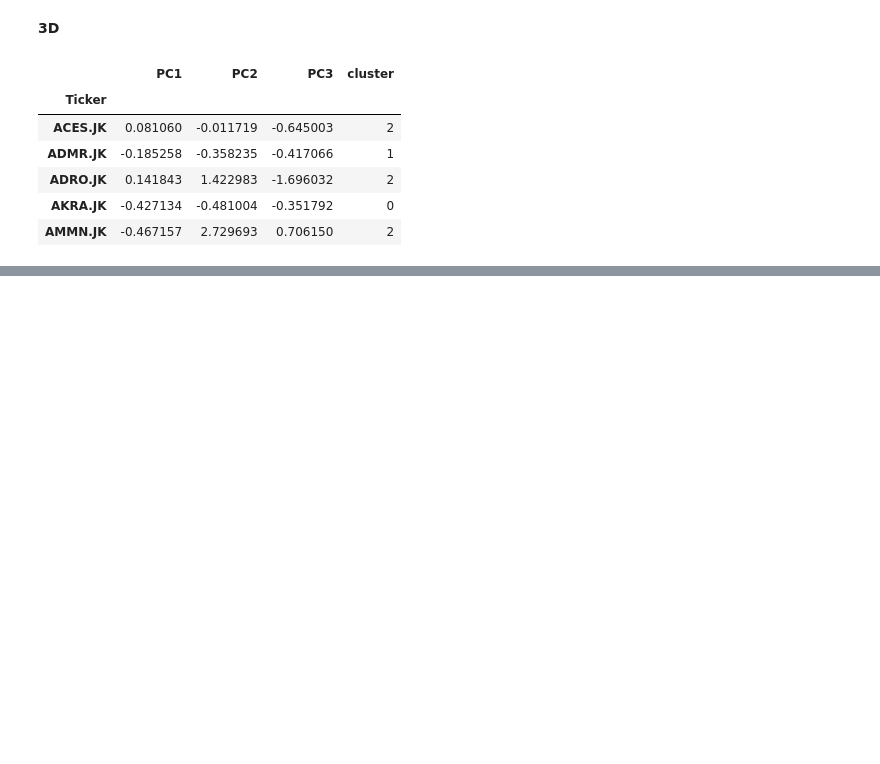
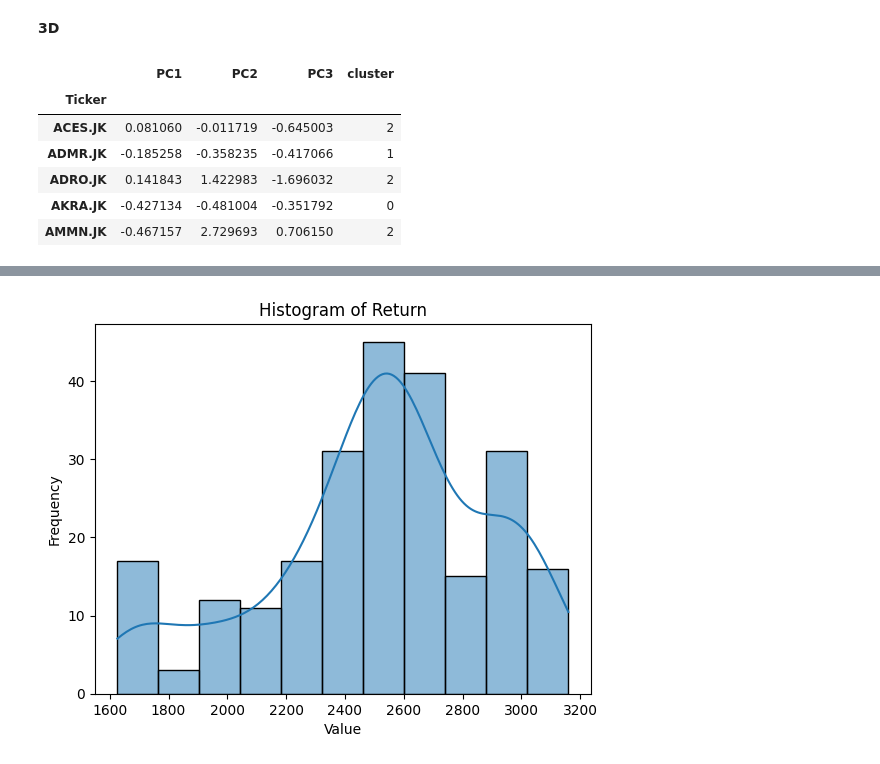
Before and after one commit to annisatierra/port-opt, a Jupyter notebook: Makalah PMI.ipynb, the cells around one changed output, grey strips where cells are left out. Drawn from its saved outputs; the diff is of its cells as text; code cells hidden in the pictures; blank space fills up the shorter version.

```diff
--- a/Makalah PMI.ipynb
+++ b/Makalah PMI.ipynb
@@ -1390,0 +1640,16 @@ iplot(fig)
+# %%
+import seaborn as sns
+import matplotlib.pyplot as plt
+
+# Plot the histogram using seaborn
+sns.histplot(closing_prices['BRIS.JK'], kde=True)
+
+# Add title and labels
+plt.title('Histogram of Return')
+plt.xlabel('Value')
+plt.ylabel('Frequency')
+
+# Show the plot
+plt.show()
+# %% [output]
+[figure, added]
```
Also changed, not shown: parts of 16 cells of this notebook, 1 other file.
